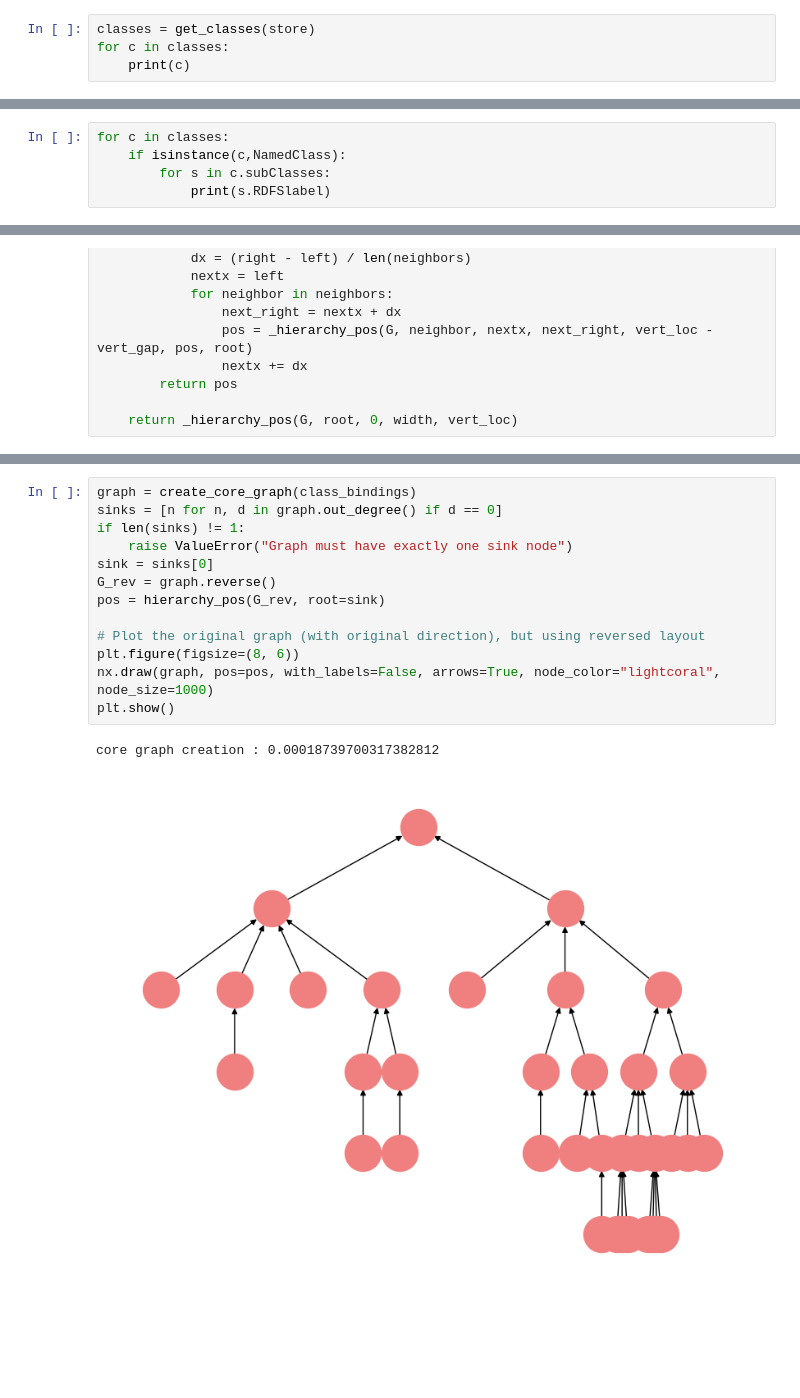
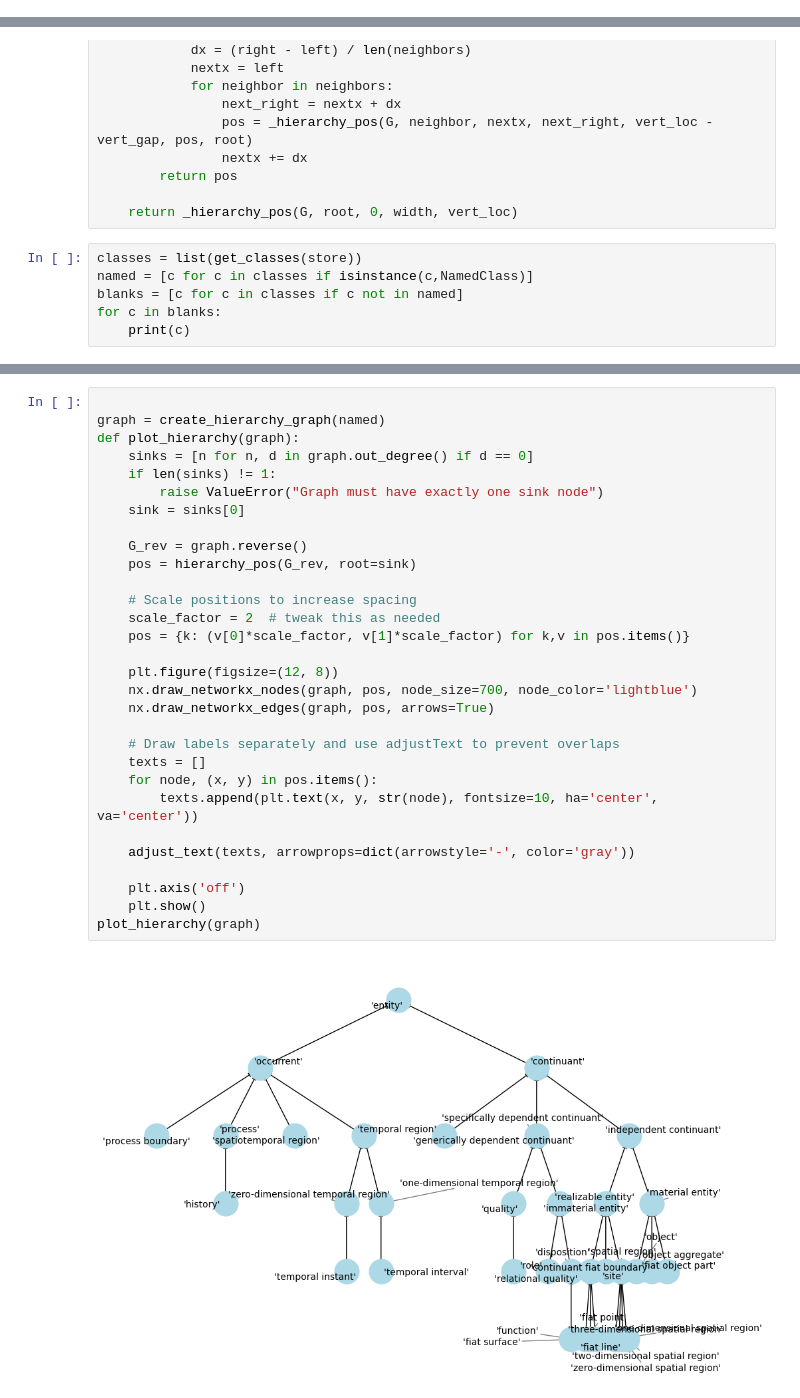
Before and after one commit to SamirKipper/Ontopo, a Jupyter notebook: src/test.ipynb, the cells around one changed output, grey strips where cells are left out. Saved outputs shown, nothing was run; the diff lists cells and outputs as text; blank space fills up the shorter version.

```diff
--- a/src/test.ipynb
+++ b/src/test.ipynb
@@ -19,7 +20,3 @@ store.load(path = file, format = RdfFormat.RDF_XML)
 Client = chromadb.Client()
 label_collection = Client.get_or_create_collection(name="labels")
 structure_collection = Client.get_or_create_collection(name = "Structure")
-# %%
-classes = get_classes(store)
-for c in classes:
-    print(c)
@@ -44,5 +22,0 @@ http://purl.obolibrary.org/obo/BFO_0000140
-# %%
-for c in classes:
-    if isinstance(c,NamedClass):
-        for s in c.subClasses:
-            print(s.RDFSlabel)
@@ -96,3 +49,9 @@ def hierarchy_pos(G, root, width=1.0, vert_gap=0.2, vert_loc=0, xcenter=0.5):
         return pos
 
     return _hierarchy_pos(G, root, 0, width, vert_loc)
+# %%
+classes = list(get_classes(store))
+named = [c for c in classes if isinstance(c,NamedClass)]
+blanks = [c for c in classes if c not in named]
+for c in blanks:
+    print(c)
@@ -99,16 +76,32 @@ def hierarchy_pos(G, root, width=1.0, vert_gap=0.2, vert_loc=0, xcenter=0.5):
 # %%
-graph = create_core_graph(class_bindings)
-sinks = [n for n, d in graph.out_degree() if d == 0]
-if len(sinks) != 1:
-    raise ValueError("Graph must have exactly one sink node")
-sink = sinks[0]
-G_rev = graph.reverse()
-pos = hierarchy_pos(G_rev, root=sink)
 
-# Plot the original graph (with original direction), but using reversed layout
-plt.figure(figsize=(8, 6))
-nx.draw(graph, pos=pos, with_labels=False, arrows=True, node_color="lightcoral", node_size=1000)
-plt.show()
+graph = create_hierarchy_graph(named)
+def plot_hierarchy(graph):
+    sinks = [n for n, d in graph.out_degree() if d == 0]
+    if len(sinks) != 1:
+        raise ValueError("Graph must have exactly one sink node")
+    sink = sinks[0]
+
+    G_rev = graph.reverse()
+    pos = hierarchy_pos(G_rev, root=sink)
+
+    # Scale positions to increase spacing
+    scale_factor = 2  # tweak this as needed
+    pos = {k: (v[0]*scale_factor, v[1]*scale_factor) for k,v in pos.items()}
+
+    plt.figure(figsize=(12, 8))
+    nx.draw_networkx_nodes(graph, pos, node_size=700, node_color='lightblue')
+    nx.draw_networkx_edges(graph, pos, arrows=True)
+
+    # Draw labels separately and use adjustText to prevent overlaps
+    texts = []
+    for node, (x, y) in pos.items():
+        texts.append(plt.text(x, y, str(node), fontsize=10, ha='center', va='center'))
+
+    adjust_text(texts, arrowprops=dict(arrowstyle='-', color='gray'))
+
+    plt.axis('off')
+    plt.show()
+plot_hierarchy(graph)
 # %% [output]
-core graph creation : 0.00018739700317382812
-[figure, old version]
+[figure, new version]
```
Also changed, not shown: parts of 13 cells of this notebook, 3 other files.
